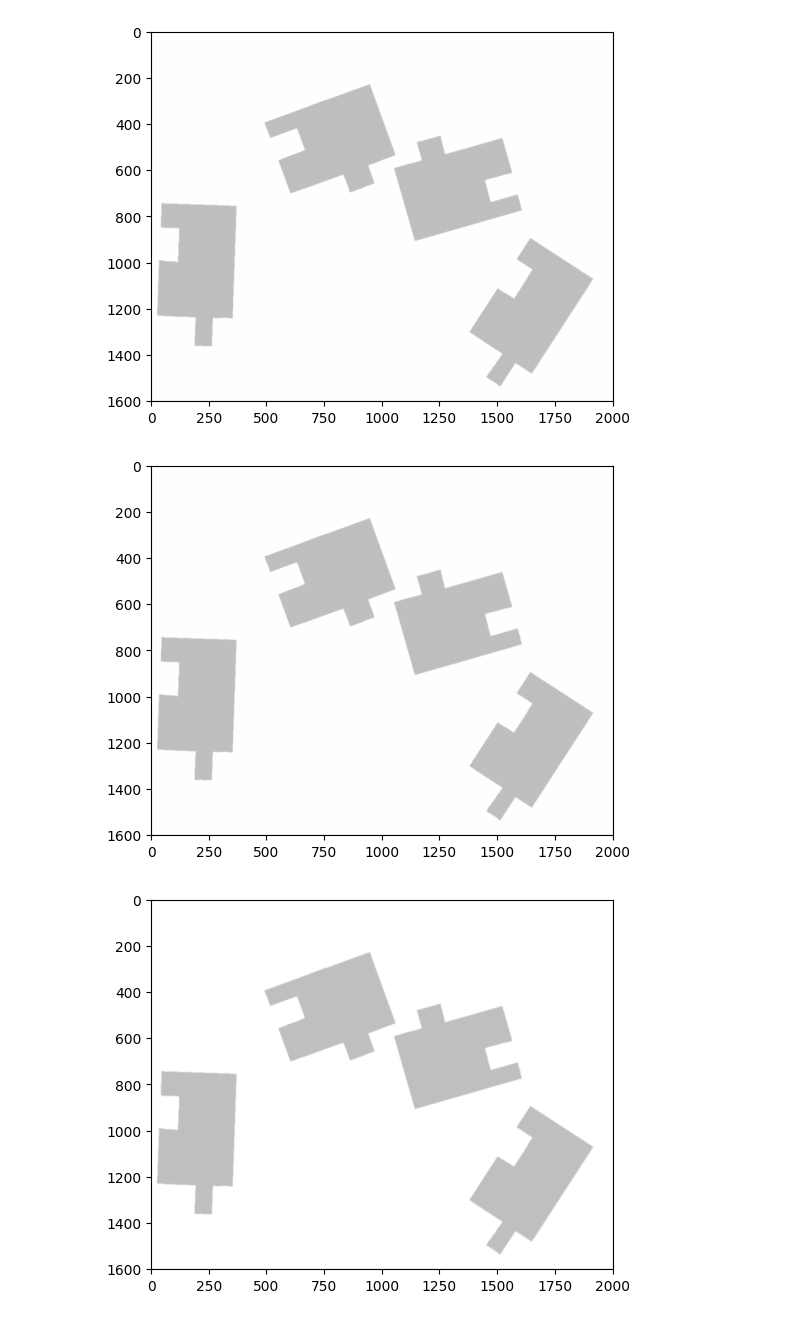
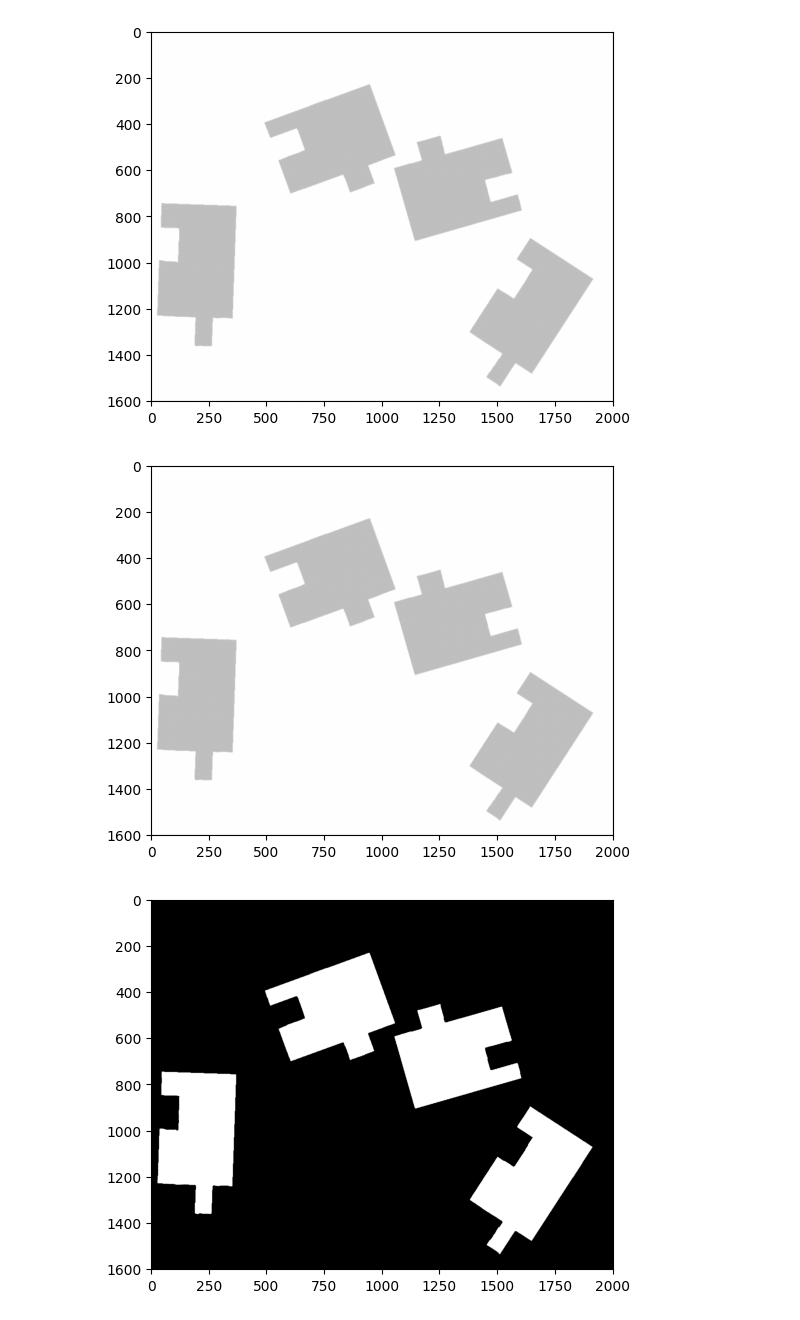
Before and after one commit to Mcapozzolo/PuzzleSimulator, a Jupyter notebook: image_processing/poc_opencv_01.ipynb, the cells around one changed output. Saved outputs shown, nothing was run; the diff lists cells and outputs as text; code cells hidden in the pictures.

```diff
--- a/image_processing/poc_opencv_01.ipynb
+++ b/image_processing/poc_opencv_01.ipynb
@@ -14,12 +14,9 @@ show_image(image)
 # %%
 gray_image = cv2.cvtColor(image, cv2.COLOR_BGR2GRAY)
 show_image(gray_image)
 
-blurred_image = cv2.GaussianBlur(gray_image, (5, 5), 1)
-show_image(blurred_image)
-
-canny_image = cv2.Canny(blurred_image, 10, 50)
-show_image(canny_image)
+_, thresh = cv2.threshold(gray_image, 200, 255, cv2.THRESH_BINARY_INV)
+show_image(thresh)
 # %% [output]
 [figure]
-[figure, old version]
+[figure, new version]
```
Also changed, not shown: parts of 5 cells of this notebook.
